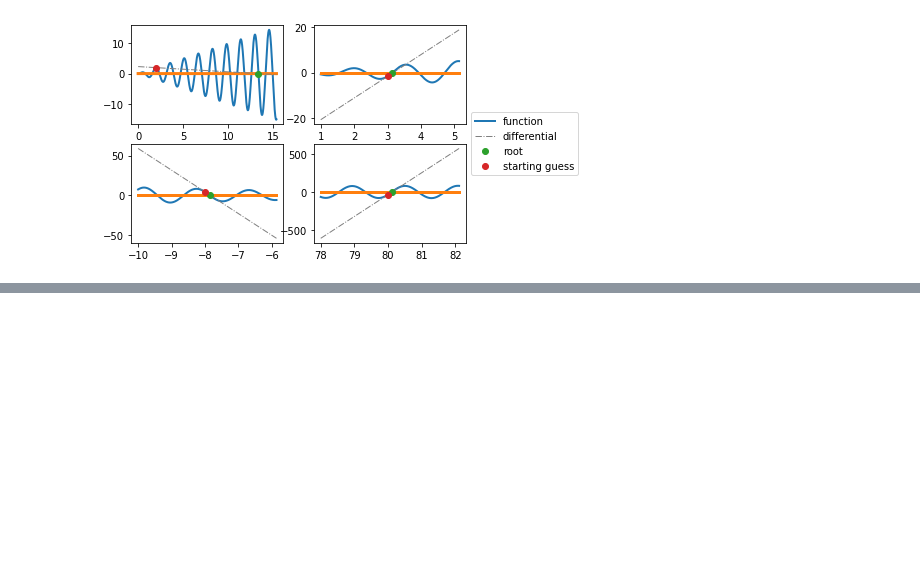
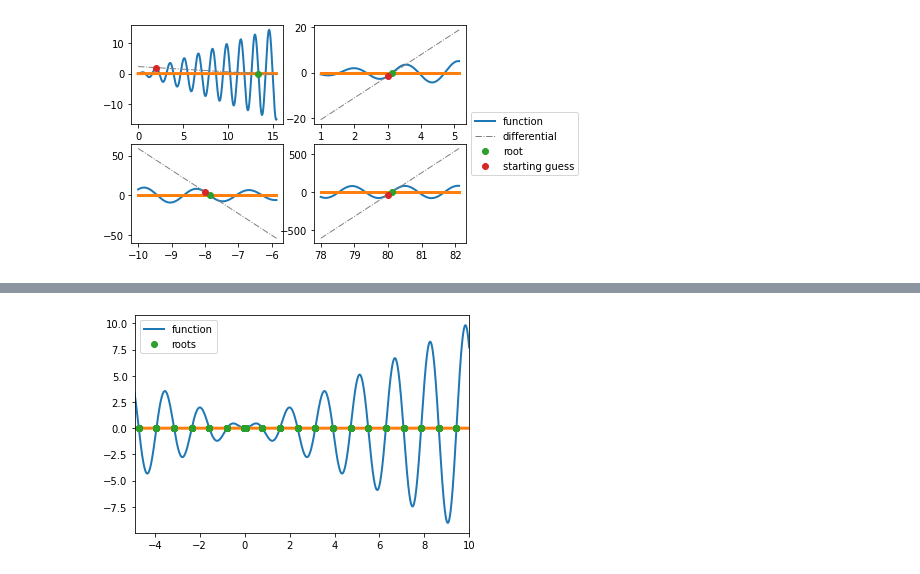
Before and after one commit to oburckard/PFE, a Jupyter notebook: Lab4.ipynb, the cells around one changed output, grey strips where cells are left out. Cells and saved outputs as stored; diff of their text form; code cells hidden in the pictures; blank space fills up the shorter version.

```diff
--- a/Lab4.ipynb
+++ b/Lab4.ipynb
@@ -515 +483,18 @@ Required root is: 4.71239527
+# %%
+
+##############
+#plot the function with roots
+t = np.arange(min(x1,x0)-5, max(x1,x0)+5, 0.01)
+ssin = f(t)
+zero = [0] * len(t)
+zeroo = [0] * len(root)
+plt.plot(t, ssin, lw=2, label='function')
+plt.plot(t, zero, lw=3)
+plt.plot(root, zeroo, 'o', label='roots')
+
+plt.xlim((min(x1,x0)-5, max(x1,x0)+5))
+plt.legend()
+plt.show()
+# %% [output]
+[figure, added]
 # %%
```
Also changed, not shown: parts of 3 cells of this notebook.
